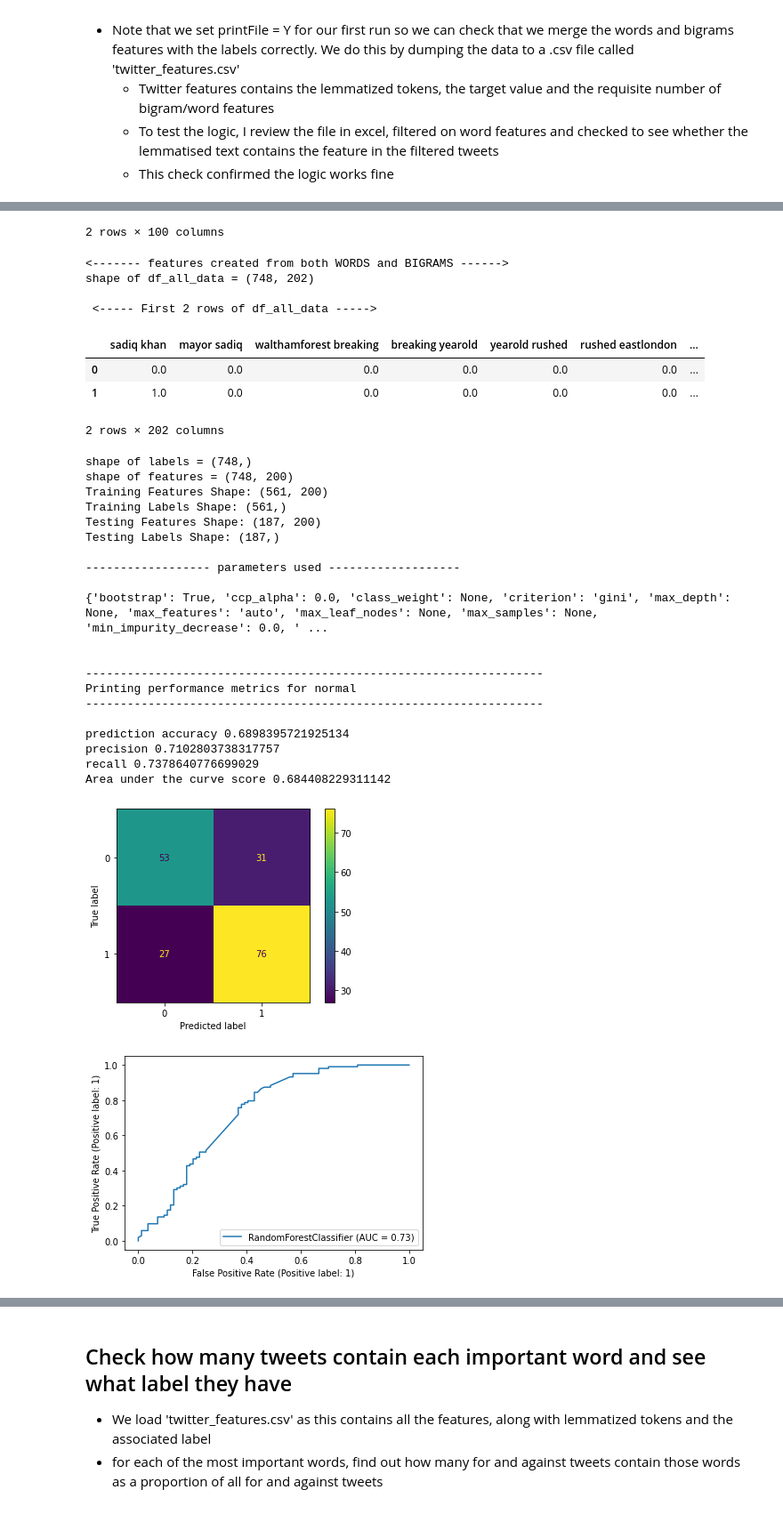
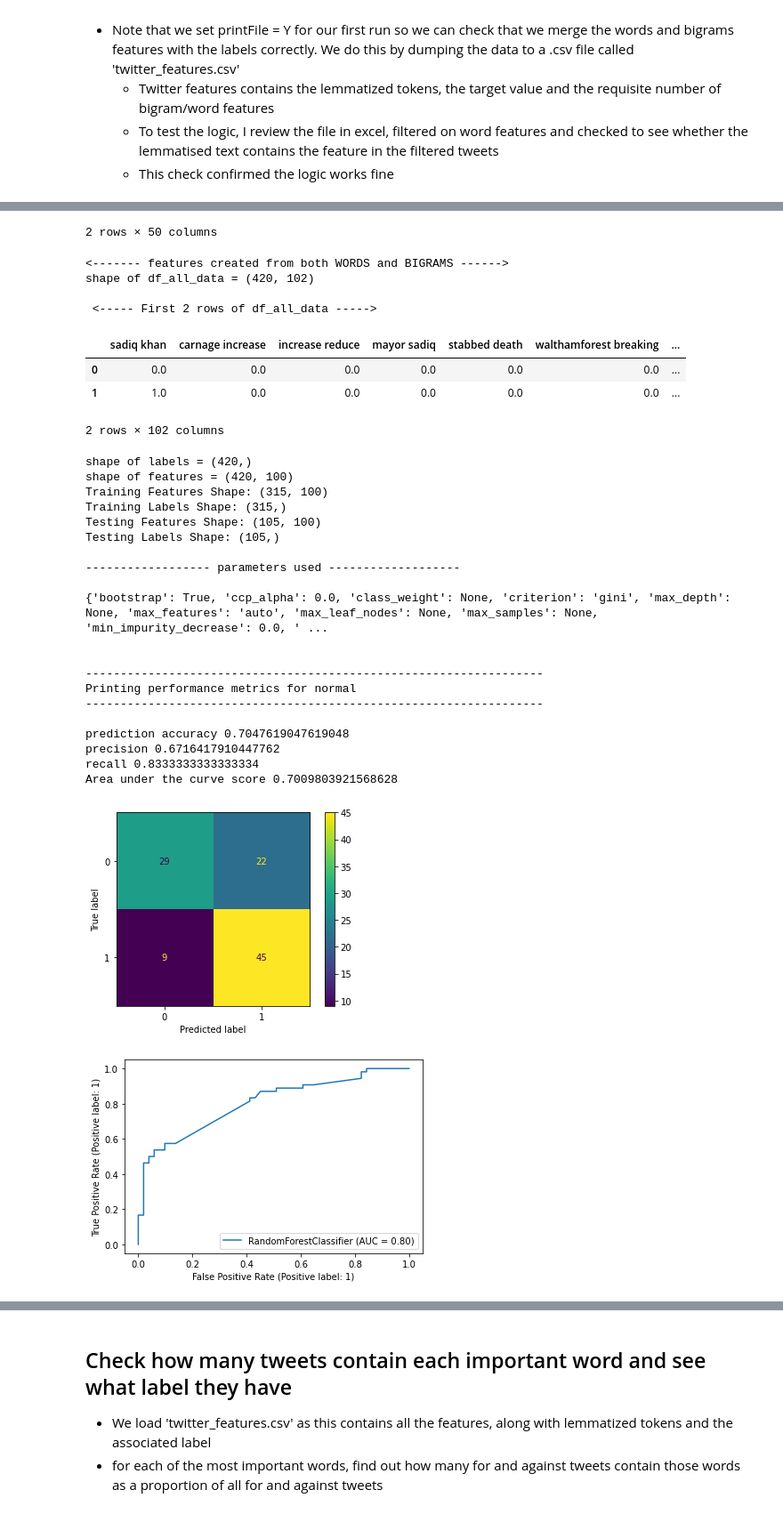
Before and after one commit to PhilMoura/Dissertation, a Jupyter notebook: 1_9_a Label tweets based on hashtags and train classifier v0.1.ipynb, the cells around one changed output, grey strips where cells are left out. Shown at 89% size. Cells and saved outputs as stored; diff of their text form; code cells hidden in the pictures.

```diff
--- a/1_9_a Label tweets based on hashtags and train classifier v0.1.ipynb
+++ b/1_9_a Label tweets based on hashtags and train classifier v0.1.ipynb
@@ -61,8 +61,9 @@ display(all_tweets_original.tail())
 5 rows × 26 columns
 # %%
-hashtags = pd.read_csv("./DataSources/TwitterData/important_hashtags_20210809.csv")
+hashtags = pd.read_csv("./DataSources/TwitterData/important_hashtags.csv")
 print(hashtags.shape)
 hashtags
 
-hashtags.sort_values(by=['class_label', 'community_id'], ascending=False)
+display(hashtags.sort_values(by=['community_id', 'class_label'], ascending=True)[:40])
+display(hashtags.sort_values(by=['community_id', 'class_label'], ascending=True)[40:])
 # %% [output]
@@ -93,5 +104,0 @@ hashtags.sort_values(by=['class_label', 'community_id'], ascending=False)
-# %%
-hashtags.loc[hashtags.hashtag == "#stop", 'class_label'] = 'FOR'
-hashtags_clean = hashtags[~hashtags.hashtag.isin(['#bournemouth', '#judaspig', '#metooindia'])].copy()
-
-hashtags_clean.sort_values(by=['class_label', 'community_id'], ascending=False)
@@ -115,0 +114,30 @@ hashtags_clean.sort_values(by=['class_label', 'community_id'], ascending=False)
+# %%
+hashtags_to_remove = ['#judaspig',
+                     '#brutally',
+                     '#london',
+                     '#eastlondon',
+                     '#gangster',
+                     '#judaspig',
+                     '#anonymousprotectingchildrens',
+                     '#hacker',
+                     '#labourparty',
+                     '#officer',
+                     '#workfromhome',
+                     '#villain',
+                     '#basildearden',
+                     '#eunat',
+                     '#eu',
+                     '#huge',
+                     '#list',
+                     '#law',
+                     '#fiction',
+                     '#th',
+                     '#live',
+                     '#english',
+                     '#football',
+                     '#freespeech',
+                     ]
+
+hashtags_clean = hashtags[~hashtags.hashtag.isin(hashtags_to_remove)].copy()
+
+hashtags_clean.sort_values(by=['class_label', 'community_id'], ascending=False)
@@ -777,7 +823,7 @@ I'm actually surprised that we observed results as good as this given we had suc
 
 Let's test this by visualising top 20 most important features in our best module permutation.
 # %%
-n=100 # number of words, bigrams to include in vocabularies
+n=50 # number of words, bigrams to include in vocabularies
 myMode = features_mode.DEFAULT # 'DEFAULT WORDS BIGRAMS'
 description = 'Features: Words and Bigrams, Vocab Count: 100'
 rf_result_row, rf, df_all_data = run_scenario(description, pruned_tweets, corpus, n, myMode, printFile='Y')
@@ -798,34 +844,34 @@ common bigrams, row count: 748
 | 0 | 0.0 | 0.0 | 0.0 | 0.0 | 0.0 | 0.0 | ... |
 | 1 | 1.0 | 0.0 | 0.0 | 0.0 | 0.0 | 0.0 | ... |
-2 rows × 100 columns
+2 rows × 50 columns
 <------- features created from both WORDS and BIGRAMS ------>
-shape of df_all_data = (748, 202)
+shape of df_all_data = (420, 102)
 
  <----- First 2 rows of df_all_data ----->
-|  | sadiq khan | mayor sadiq | walthamforest breaking | breaking yearold | yearold rushed | rushed eastlondon | ... |
+|  | sadiq khan | carnage increase | increase reduce | mayor sadiq | stabbed death | walthamforest breaking | ... |
 | 0 | 0.0 | 0.0 | 0.0 | 0.0 | 0.0 | 0.0 | ... |
 | 1 | 1.0 | 0.0 | 0.0 | 0.0 | 0.0 | 0.0 | ... |
-2 rows × 202 columns
+2 rows × 102 columns
-shape of labels = (748,)
-shape of features = (748, 200)
-Training Features Shape: (561, 200)
-Training Labels Shape: (561,)
-Testing Features Shape: (187, 200)
-Testing Labels Shape: (187,)
+shape of labels = (420,)
+shape of features = (420, 100)
+Training Features Shape: (315, 100)
+Training Labels Shape: (315,)
+Testing Features Shape: (105, 100)
+Testing Labels Shape: (105,)
 
 ------------------ parameters used -------------------
 
 {'bootstrap': True, 'ccp_alpha': 0.0, 'class_weight': None, 'criterion': 'gini', 'max_depth': None, 'max_features': 'auto', 'max_leaf_nodes': None, 'max_samples': None, 'min_impurity_decrease': 0.0, ' ...
 
 
 ------------------------------------------------------------------
 Printing performance metrics for normal
 ------------------------------------------------------------------
 
-prediction accuracy 0.6898395721925134
-precision 0.7102803738317757
-recall 0.7378640776699029
-Area under the curve score 0.684408229311142
+prediction accuracy 0.7047619047619048
+precision 0.6716417910447762
+recall 0.8333333333333334
+Area under the curve score 0.7009803921568628
-[figure, old version]
+[figure, new version]
-[figure, old version]
+[figure, new version]
 {'description': 'Features: Words and Bigrams, Vocab Count: 100',
```
Also changed, not shown: parts of 46 cells of this notebook, 4 other files.
